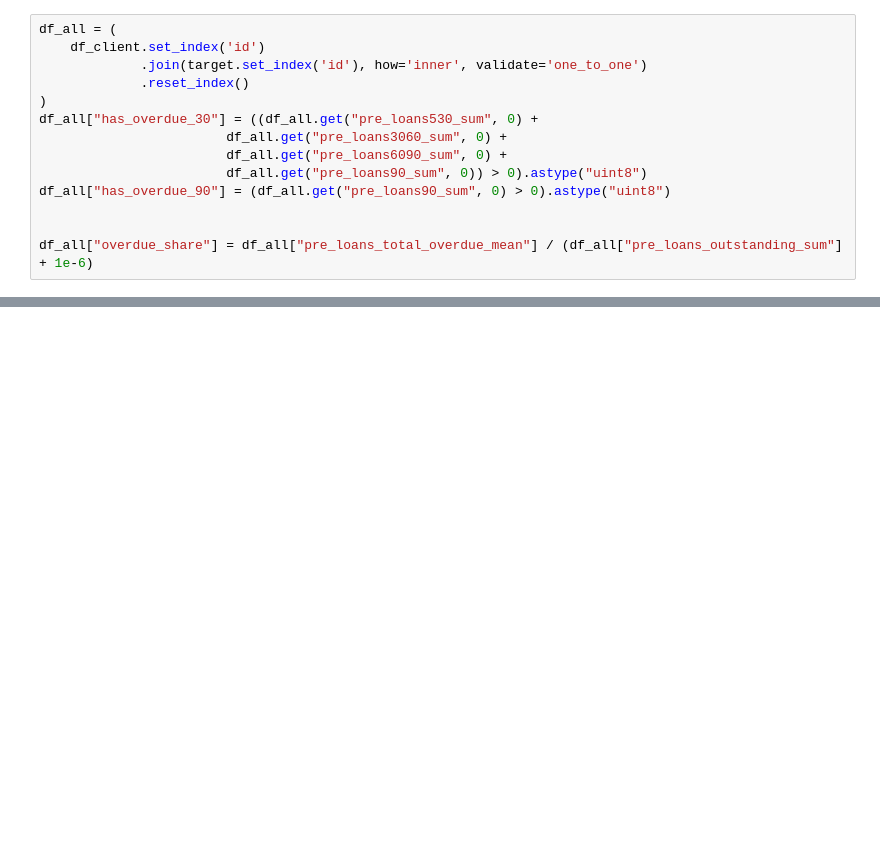
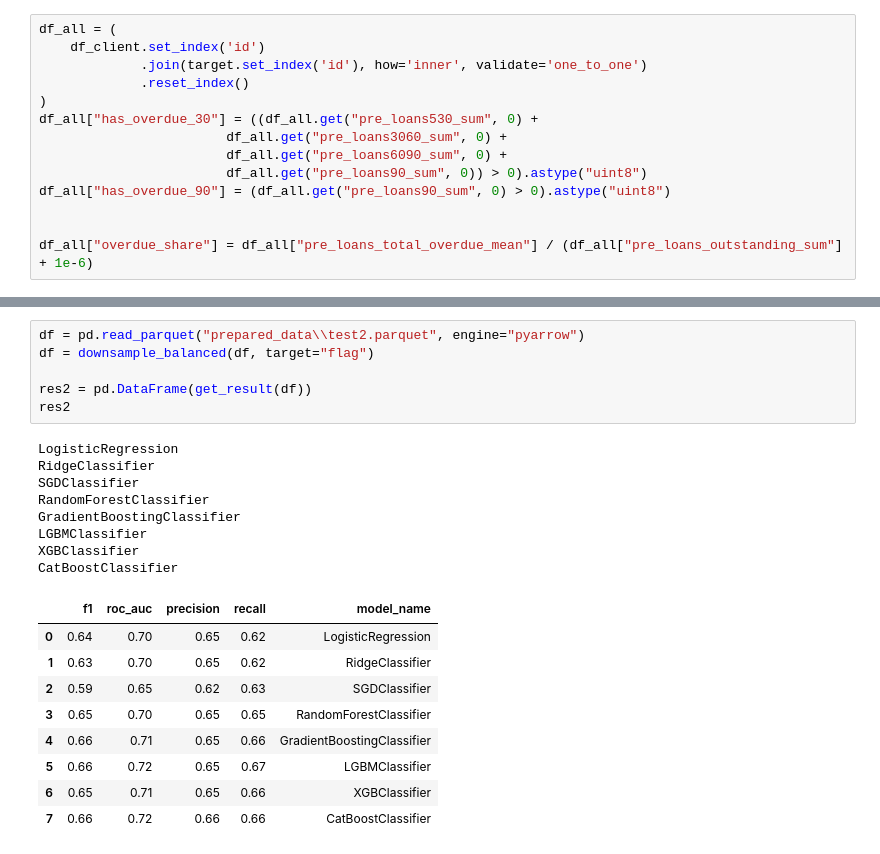
Before and after one commit to Braxlysh/CreditRisks, a Jupyter notebook: creditRiskModeling.ipynb, the cells around one changed output, grey strips where cells are left out. Drawn from its saved outputs; the diff is of its cells as text; blank space fills up the shorter version.

```diff
--- a/creditRiskModeling.ipynb
+++ b/creditRiskModeling.ipynb
@@ -420 +1291,25 @@ df_all.to_parquet(
+# %%
+df = pd.read_parquet("prepared_data\\test2.parquet", engine="pyarrow")
+df = downsample_balanced(df, target="flag")
+
+res2 = pd.DataFrame(get_result(df))
+res2
+# %% [output]
+LogisticRegression
+RidgeClassifier
+SGDClassifier
+RandomForestClassifier
+GradientBoostingClassifier
+LGBMClassifier
+XGBClassifier
+CatBoostClassifier
+|  | f1 | roc_auc | precision | recall | model_name |
+| 0 | 0.64 | 0.70 | 0.65 | 0.62 | LogisticRegression |
+| 1 | 0.63 | 0.70 | 0.65 | 0.62 | RidgeClassifier |
+| 2 | 0.59 | 0.65 | 0.62 | 0.63 | SGDClassifier |
+| 3 | 0.65 | 0.70 | 0.65 | 0.65 | RandomForestClassifier |
+| 4 | 0.66 | 0.71 | 0.65 | 0.66 | GradientBoostingClassifier |
+| 5 | 0.66 | 0.72 | 0.65 | 0.67 | LGBMClassifier |
+| 6 | 0.65 | 0.71 | 0.65 | 0.66 | XGBClassifier |
+| 7 | 0.66 | 0.72 | 0.66 | 0.66 | CatBoostClassifier |
 # %% [markdown]
```
Also changed, not shown: parts of 68 cells of this notebook, 8 other files.
